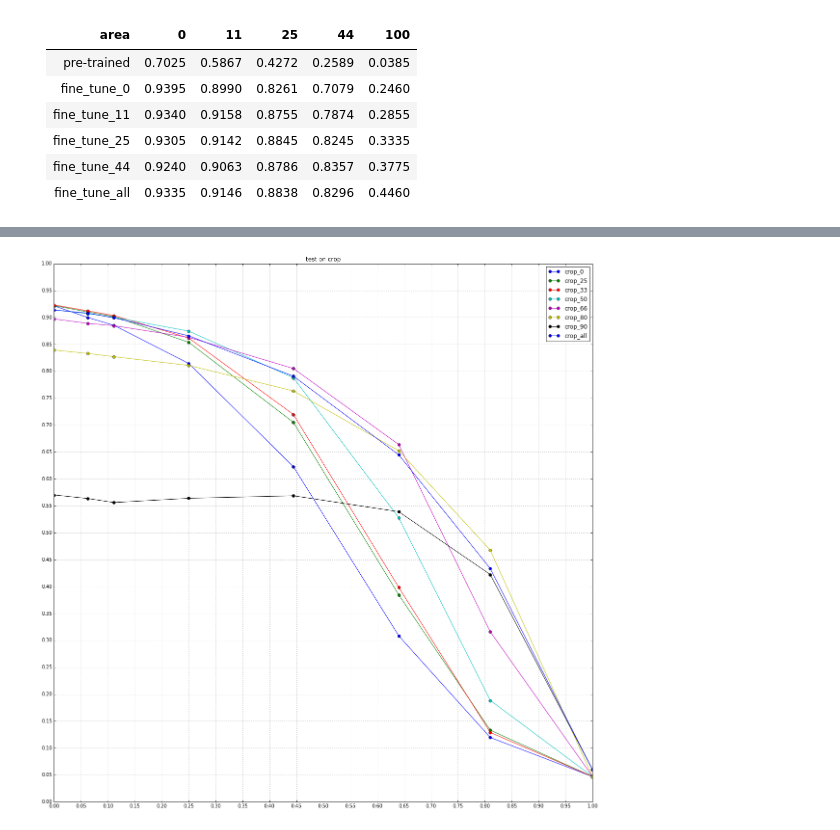
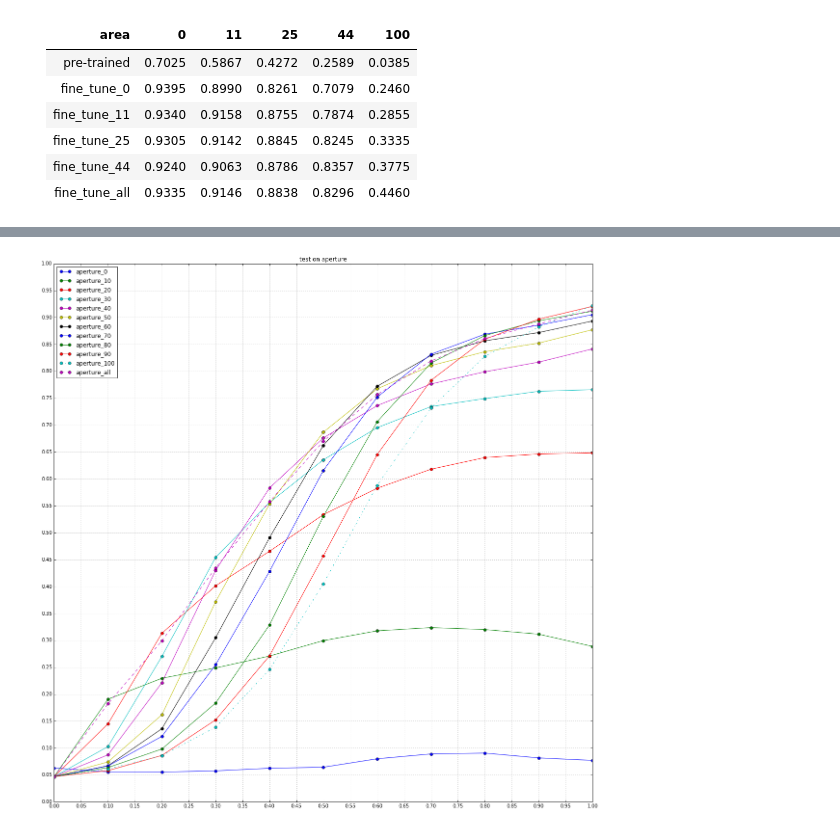
Before and after one commit to Definiter/occlusion-project, a Jupyter notebook: src/visualization.ipynb, the cells around one changed output, grey strips where cells are left out. Cells and saved outputs as stored; diff of their text form; code cells hidden in the pictures.

```diff
--- a/src/visualization.ipynb
+++ b/src/visualization.ipynb
@@ -40,18 +40,19 @@ import cPickle
 
 plt.rcParams['figure.figsize'] = (20, 20)
 
+'''
 net_names = ['0', '25', '33', '50', '66', '80', '90', 'all']
-x = [0.0, 1.0/4, 1.0/3, 1.0/2, 2.0/3, 4.0/5, 9.0/10, 1.0]
+test_size = [0.0, 1.0/4, 1.0/3, 1.0/2, 2.0/3, 4.0/5, 9.0/10, 1.0]
+model_strs = ['crop', 'nocrop']
+test_strs = ['crop', 'nocrop']
+'''
+
+net_names = ['0', '10', '20', '30', '40', '50', '60', '70', '80', '90', '100', 'all']
+test_size = [0.0, 0.1, 0.2, 0.3, 0.4, 0.5, 0.6, 0.7, 0.8, 0.9, 1.0]
 model_strs = ['aperture']
 test_strs = ['aperture']
 
-
-#net_names = ['0', '10', '20', '30', '40', '50', '60', '70', '80', '90', 'all']
-#x = [0.0, 0.1, 0.2, 0.3, 0.4, 0.5, 0.6, 0.7, 0.8, 0.9, 1.0]
-model_strs = ['crop', 'nocrop']
-test_strs = ['crop', 'nocrop']
-
-xx = [i * i for i in x]
+test_size_sq = [i * i for i in test_size]
 for test_str in test_strs:
     for model_str in model_strs:
         # Grid.
@@ -70,37 +71,50 @@ for test_str in test_strs:
             with open('{}test/accuracy_{}_{}_{}.pickle'.format(result_root, model_str, test_str, net_name)) as f:
                 print 'accuracy_{}_{}_{}.pickle'.format(model_str, test_str, net_name)
                 accuracy = cPickle.load(f)
-            if model_str == 'crop':
-                plt.plot(xx, accuracy, marker = 'o', linestyle = '-')
-            else:
-                plt.plot(xx, accuracy, marker = 'o', linestyle = '--')
-        plt.legend([model_str + '_' + net_name for net_name in net_names], loc='upper right')
+            if len(model_strs) == 2:
+                if model_str == 'crop':
+                    plt.plot(test_size, accuracy, marker = 'o', linestyle = '-')
+                else:
+                    plt.plot(test_size, accuracy, marker = 'o', linestyle = '--')
+            if len(model_strs) == 1:
+                if net_name == 'all':
+                    plt.plot(test_size, accuracy, marker = 'o', linestyle = '--')
+                elif net_name == '100':
+                    plt.plot(test_size, accuracy, marker = 'o', linestyle = '-.')
+                else:
+                    plt.plot(test_size, accuracy, marker = 'o', linestyle = '-')
+        if len(model_strs) == 2:
+            plt.legend([model_str[0] + '_' + net_name for net_name in net_names] \
+                      +[model_str[1] + '_' + net_name for net_name in net_names], loc='upper right')
+        if len(model_strs) == 1:
+            plt.legend([model_str + '_' + net_name for net_name in net_names], loc='upper left')
         plt.show()
 
-for test_str in test_strs:
-    # Grid.
-    ax = plt.gca()
-    ax.set_xlim([0, 1])
-    ax.set_ylim([0, 1])
-    ax.set_xticks(np.arange(0, 1.05, 0.05))
-    ax.set_xticks(np.arange(0, 1.05, 0.05), minor=True)
-    ax.set_yticks(np.arange(0, 1.05, 0.05))
-    ax.set_yticks(np.arange(0, 1.05, 0.05), minor=True)
-    ax.grid(which='both')
-    ax.grid(which='minor', alpha=0.2)
-    ax.grid(which='major', alpha=0.5)
-    plt.title('test on {}'.format(test_str))
-    for model_str in model_strs:
-        for net_name in net_names:
-            with open('{}test/accuracy_{}_{}_{}.pickle'.format(result_root, model_str, test_str, net_name)) as f:
-                accuracy = cPickle.load(f)
-            if model_str == 'crop':
-                plt.plot(xx, accuracy, marker = 'o', linestyle = '-')
-            else:
-                plt.plot(xx, accuracy, marker = 'o', linestyle = '--')
-    plt.legend(['crop_' + net_name for net_name in net_names] + \
-               ['nocrop_' + net_name for net_name in net_names], loc='upper right')
-    plt.show()
+if len(model_strs) == 2:
+    for test_str in test_strs:
+        # Grid.
+        ax = plt.gca()
+        ax.set_xlim([0, 1])
+        ax.set_ylim([0, 1])
+        ax.set_xticks(np.arange(0, 1.05, 0.05))
+        ax.set_xticks(np.arange(0, 1.05, 0.05), minor=True)
+        ax.set_yticks(np.arange(0, 1.05, 0.05))
+        ax.set_yticks(np.arange(0, 1.05, 0.05), minor=True)
+        ax.grid(which='both')
+        ax.grid(which='minor', alpha=0.2)
+        ax.grid(which='major', alpha=0.5)
+        plt.title('test on {}'.format(test_str))
+        for model_str in model_strs:
+            for net_name in net_names:
+                with open('{}test/accuracy_{}_{}_{}.pickle'.format(result_root, model_str, test_str, net_name)) as f:
+                    accuracy = cPickle.load(f)
+                if model_str == 'crop':
+                    plt.plot(test_size, accuracy, marker = 'o', linestyle = '-')
+                else:
+                    plt.plot(test_size, accuracy, marker = 'o', linestyle = '--')
+        plt.legend([model_str[0] + net_name for net_name in net_names] + \
+                   [model_str[1] + net_name for net_name in net_names], loc='upper right')
+        plt.show()
 
 '''
 for i, accuracy in enumerate(accuracies):
@@ -121 +139 @@ accuracy_crop_crop_all.pickle
-[figure, old version]
+[figure, new version]
```
Also changed, not shown: parts of 2 cells of this notebook, 4 other files.
